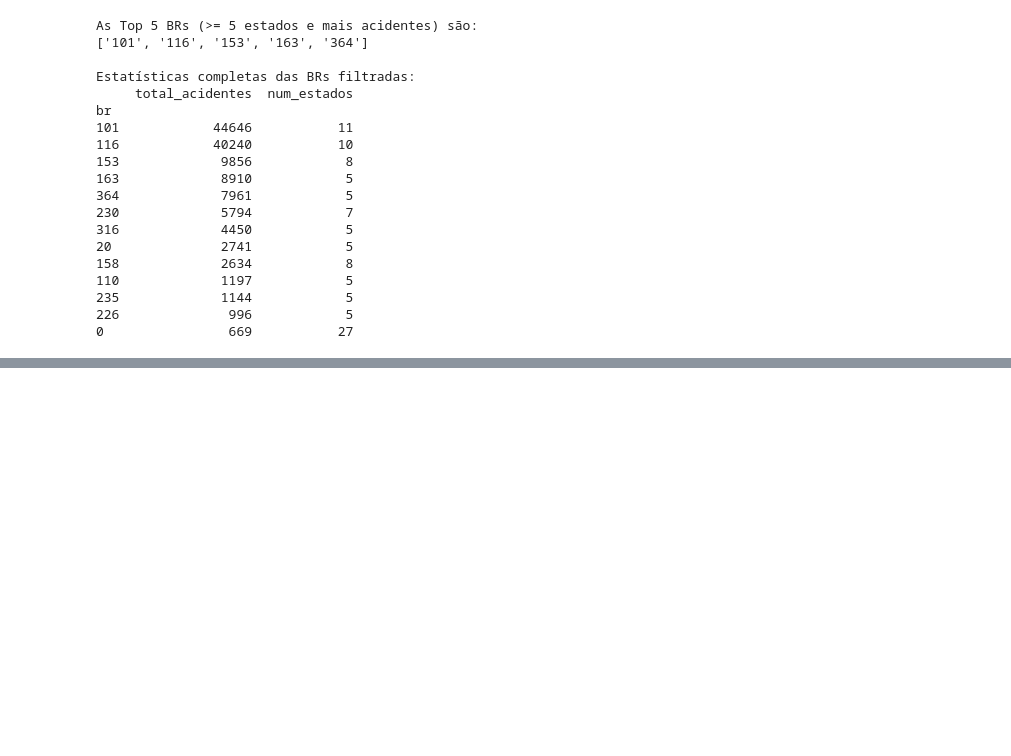
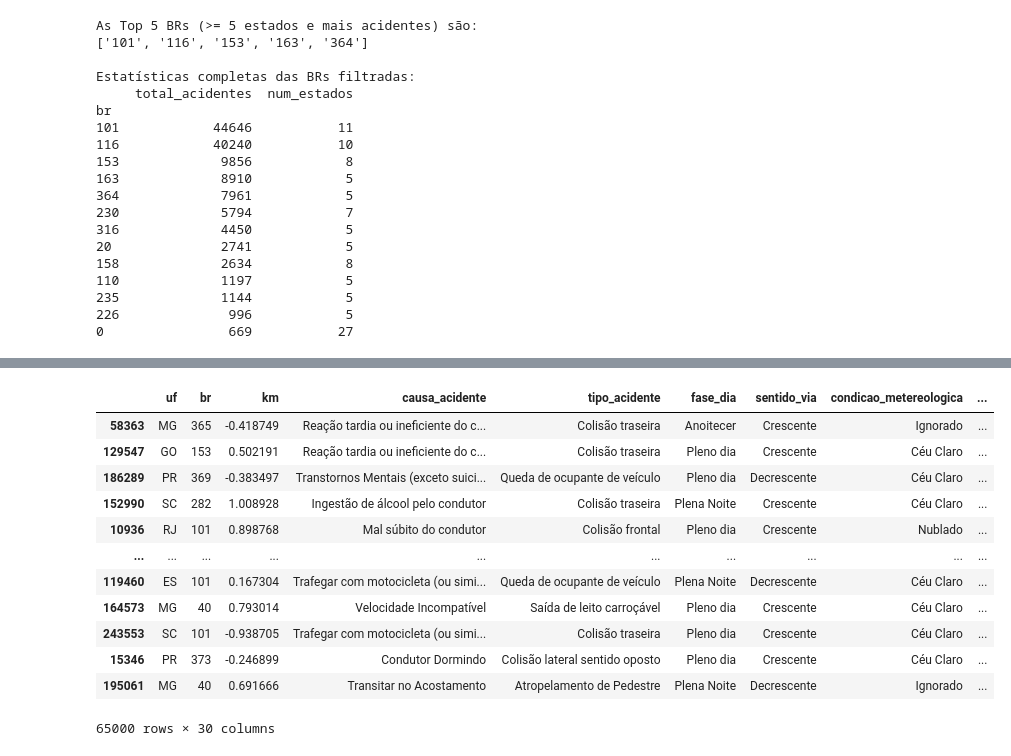
Before and after one commit to Aderson-da-Silva/car-crashes, a Jupyter notebook: inferência.ipynb, the cells around one changed output, grey strips where cells are left out. Drawn from its saved outputs; the diff is of its cells as text; code cells hidden in the pictures; blank space fills up the shorter version.

```diff
--- a/inferência.ipynb
+++ b/inferência.ipynb
@@ -39,3 +47,42 @@ memory usage: 15.3 MB
+# %%
+fase_dia_ordem = ['Pleno dia', 'Amanhecer', 'Anoitecer', 'Plena Noite']
+
+df['fase_dia'] = pd.Categorical(
+    df['fase_dia'],
+    categories=fase_dia_ordem,
+    ordered=False
+)
+
+
+tracado_ordem = ['Reta', 'Curva', 'Aclive_Declive', 'Intersecao', 'Especial', 'Outro']
+
+# Aplique a ordem
+df['tracado_via'] = pd.Categorical(
+    df['tracado_via'],
+    categories=tracado_ordem,
+    ordered=False
+)
+
+uf_ordem = ['RS', 'AC', 'AL', 'AP', 'AM', 'BA', 'CE', 'DF', 'ES', 'GO', 'MA', 'MT', 'MS', 'MG', 'PA', 'PB', 'PR', 'PE', 'PI', 'RJ', 'RN', 'RO', 'RR', 'SC', 'SP', 'SE', 'TO']
+df['uf'] = pd.Categorical(
+    df['uf'],
+    categories=uf_ordem,
+    ordered=False
+)
+
+
+clima_ordem = ['Céu Claro', 'Nublado', 'Chuva', 'Garoa/Chuvisco', 'Sol', 'Ignorado', 'Nevoeiro/Neblina', 'Vento', 'Granizo', 'Neve']
+df['condicao_metereologica'] = pd.Categorical(
+    df['condicao_metereologica'],
+    categories=clima_ordem,
+    ordered=False
+)
+# %%
+colunas_para_escalar = ['km', 'pessoas', 'veiculos']
+
+scaler = StandardScaler()
+
+df[colunas_para_escalar] = scaler.fit_transform(df[colunas_para_escalar])
 # %%
 crash_counts = df['br'].value_counts()
 
@@ -150,0 +304,18 @@ print(fit_2.summary())
+# %%
+df_sample = df.sample(n=65000, random_state=42)
+# %%
+df_sample
+# %% [output]
+|  | uf | br | km | causa_acidente | tipo_acidente | fase_dia | sentido_via | condicao_metereologica | ... |
+| 58363 | MG | 365 | -0.418749 | Reação tardia ou ineficiente do c... | Colisão traseira | Anoitecer | Crescente | Ignorado | ... |
+| 129547 | GO | 153 | 0.502191 | Reação tardia ou ineficiente do c... | Colisão traseira | Pleno dia | Crescente | Céu Claro | ... |
+| 186289 | PR | 369 | -0.383497 | Transtornos Mentais (exceto suici... | Queda de ocupante de veículo | Pleno dia | Decrescente | Céu Claro | ... |
+| 152990 | SC | 282 | 1.008928 | Ingestão de álcool pelo condutor | Colisão traseira | Plena Noite | Crescente | Céu Claro | ... |
+| 10936 | RJ | 101 | 0.898768 | Mal súbito do condutor | Colisão frontal | Pleno dia | Crescente | Nublado | ... |
+| ... | ... | ... | ... | ... | ... | ... | ... | ... | ... |
+| 119460 | ES | 101 | 0.167304 | Trafegar com motocicleta (ou simi... | Queda de ocupante de veículo | Plena Noite | Decrescente | Céu Claro | ... |
+| 164573 | MG | 40 | 0.793014 | Velocidade Incompatível | Saída de leito carroçável | Pleno dia | Crescente | Céu Claro | ... |
+| 243553 | SC | 101 | -0.938705 | Trafegar com motocicleta (ou simi... | Colisão traseira | Pleno dia | Crescente | Céu Claro | ... |
+| 15346 | PR | 373 | -0.246899 | Condutor Dormindo | Colisão lateral sentido oposto | Pleno dia | Crescente | Céu Claro | ... |
+| 195061 | MG | 40 | 0.691666 | Transitar no Acostamento | Atropelamento de Pedestre | Plena Noite | Decrescente | Ignorado | ... |
+65000 rows × 30 columns
```
Also changed, not shown: parts of 22 cells of this notebook, 2 other files.
